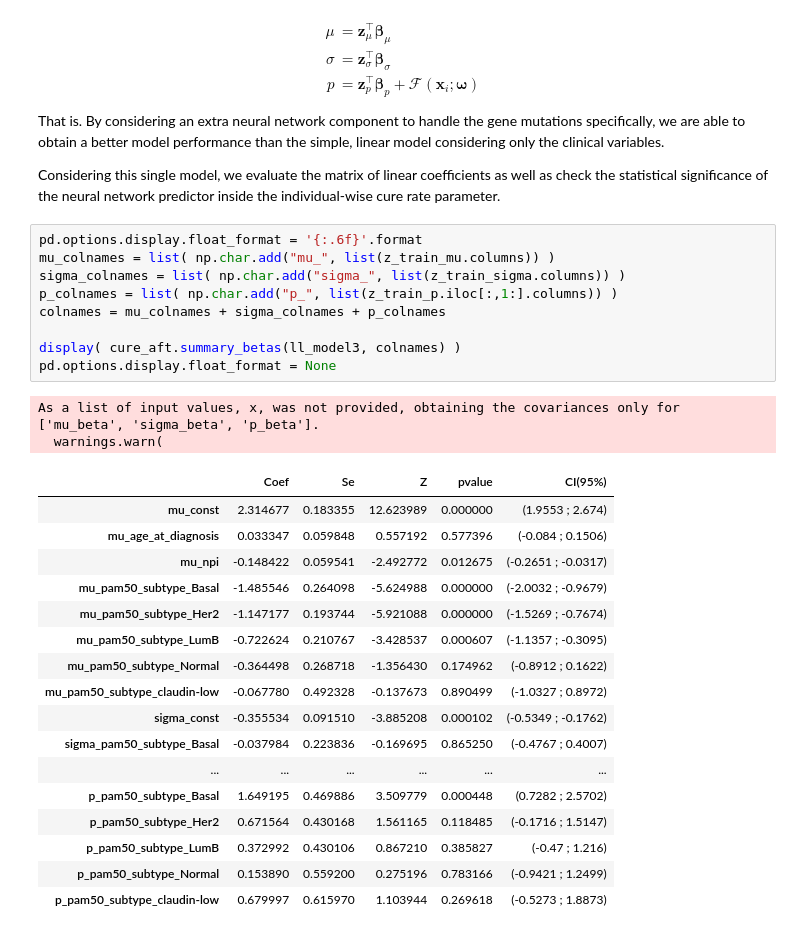
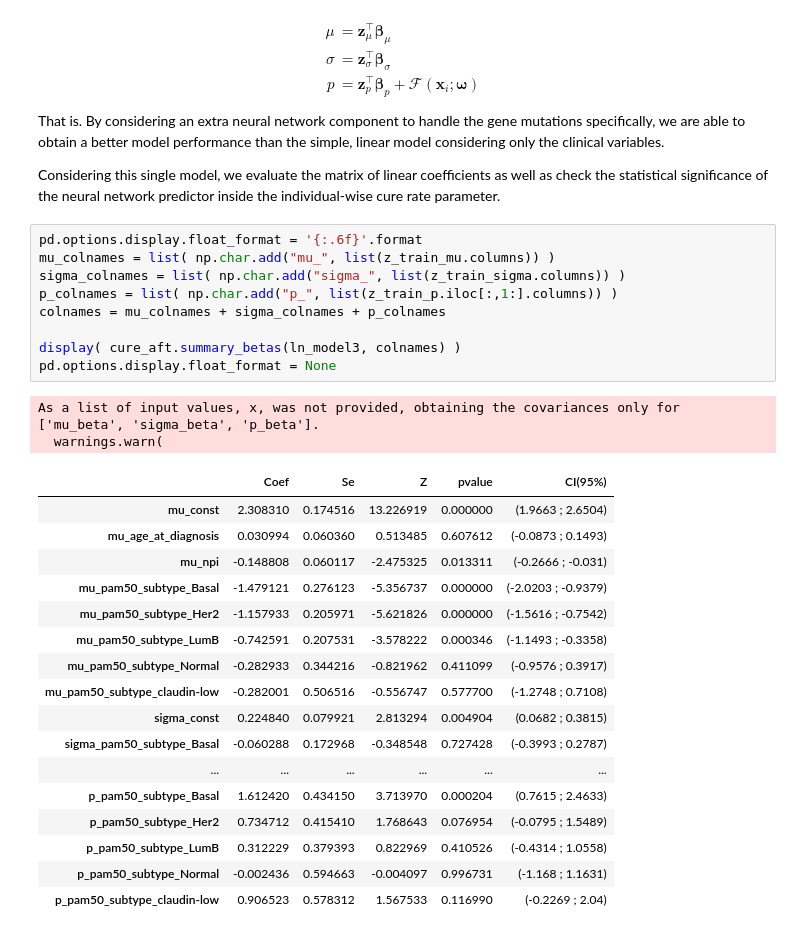
Before and after one commit to nhilariosilva/metabric_aft_models, a Jupyter notebook: notebooks/Holdout Analysis.ipynb, the cells around one changed output. Drawn from its saved outputs; the diff is of its cells as text.

```diff
--- a/notebooks/Holdout Analysis.ipynb
+++ b/notebooks/Holdout Analysis.ipynb
@@ -383,30 +383,30 @@ Considering this single model, we evaluate the matrix of linear coefficients as
 # %%
 pd.options.display.float_format = '{:.6f}'.format
 mu_colnames = list( np.char.add("mu_", list(z_train_mu.columns)) )
 sigma_colnames = list( np.char.add("sigma_", list(z_train_sigma.columns)) )
 p_colnames = list( np.char.add("p_", list(z_train_p.iloc[:,1:].columns)) )
 colnames = mu_colnames + sigma_colnames + p_colnames
 
-display( cure_aft.summary_betas(ll_model3, colnames) )
+display( cure_aft.summary_betas(ln_model3, colnames) )
 pd.options.display.float_format = None
 # %% [output]
 As a list of input values, x, was not provided, obtaining the covariances only for ['mu_beta', 'sigma_beta', 'p_beta'].
   warnings.warn(
 |  | Coef | Se | Z | pvalue | CI(95%) |
-| mu_const | 2.314677 | 0.183355 | 12.623989 | 0.000000 | (1.9553 ; 2.674) |
-| mu_age_at_diagnosis | 0.033347 | 0.059848 | 0.557192 | 0.577396 | (-0.084 ; 0.1506) |
-| mu_npi | -0.148422 | 0.059541 | -2.492772 | 0.012675 | (-0.2651 ; -0.0317) |
-| mu_pam50_subtype_Basal | -1.485546 | 0.264098 | -5.624988 | 0.000000 | (-2.0032 ; -0.9679) |
-| mu_pam50_subtype_Her2 | -1.147177 | 0.193744 | -5.921088 | 0.000000 | (-1.5269 ; -0.7674) |
-| mu_pam50_subtype_LumB | -0.722624 | 0.210767 | -3.428537 | 0.000607 | (-1.1357 ; -0.3095) |
-| mu_pam50_subtype_Normal | -0.364498 | 0.268718 | -1.356430 | 0.174962 | (-0.8912 ; 0.1622) |
-| mu_pam50_subtype_claudin-low | -0.067780 | 0.492328 | -0.137673 | 0.890499 | (-1.0327 ; 0.8972) |
-| sigma_const | -0.355534 | 0.091510 | -3.885208 | 0.000102 | (-0.5349 ; -0.1762) |
-| sigma_pam50_subtype_Basal | -0.037984 | 0.223836 | -0.169695 | 0.865250 | (-0.4767 ; 0.4007) |
+| mu_const | 2.308310 | 0.174516 | 13.226919 | 0.000000 | (1.9663 ; 2.6504) |
+| mu_age_at_diagnosis | 0.030994 | 0.060360 | 0.513485 | 0.607612 | (-0.0873 ; 0.1493) |
+| mu_npi | -0.148808 | 0.060117 | -2.475325 | 0.013311 | (-0.2666 ; -0.031) |
+| mu_pam50_subtype_Basal | -1.479121 | 0.276123 | -5.356737 | 0.000000 | (-2.0203 ; -0.9379) |
+| mu_pam50_subtype_Her2 | -1.157933 | 0.205971 | -5.621826 | 0.000000 | (-1.5616 ; -0.7542) |
+| mu_pam50_subtype_LumB | -0.742591 | 0.207531 | -3.578222 | 0.000346 | (-1.1493 ; -0.3358) |
+| mu_pam50_subtype_Normal | -0.282933 | 0.344216 | -0.821962 | 0.411099 | (-0.9576 ; 0.3917) |
+| mu_pam50_subtype_claudin-low | -0.282001 | 0.506516 | -0.556747 | 0.577700 | (-1.2748 ; 0.7108) |
+| sigma_const | 0.224840 | 0.079921 | 2.813294 | 0.004904 | (0.0682 ; 0.3815) |
+| sigma_pam50_subtype_Basal | -0.060288 | 0.172968 | -0.348548 | 0.727428 | (-0.3993 ; 0.2787) |
 | ... | ... | ... | ... | ... | ... |
-| p_pam50_subtype_Basal | 1.649195 | 0.469886 | 3.509779 | 0.000448 | (0.7282 ; 2.5702) |
-| p_pam50_subtype_Her2 | 0.671564 | 0.430168 | 1.561165 | 0.118485 | (-0.1716 ; 1.5147) |
-| p_pam50_subtype_LumB | 0.372992 | 0.430106 | 0.867210 | 0.385827 | (-0.47 ; 1.216) |
-| p_pam50_subtype_Normal | 0.153890 | 0.559200 | 0.275196 | 0.783166 | (-0.9421 ; 1.2499) |
-| p_pam50_subtype_claudin-low | 0.679997 | 0.615970 | 1.103944 | 0.269618 | (-0.5273 ; 1.8873) |
+| p_pam50_subtype_Basal | 1.612420 | 0.434150 | 3.713970 | 0.000204 | (0.7615 ; 2.4633) |
+| p_pam50_subtype_Her2 | 0.734712 | 0.415410 | 1.768643 | 0.076954 | (-0.0795 ; 1.5489) |
+| p_pam50_subtype_LumB | 0.312229 | 0.379393 | 0.822969 | 0.410526 | (-0.4314 ; 1.0558) |
+| p_pam50_subtype_Normal | -0.002436 | 0.594663 | -0.004097 | 0.996731 | (-1.168 ; 1.1631) |
+| p_pam50_subtype_claudin-low | 0.906523 | 0.578312 | 1.567533 | 0.116990 | (-0.2269 ; 2.04) |
 # %%
```
Also changed, not shown: parts of 9 cells of this notebook, 1 other file.
